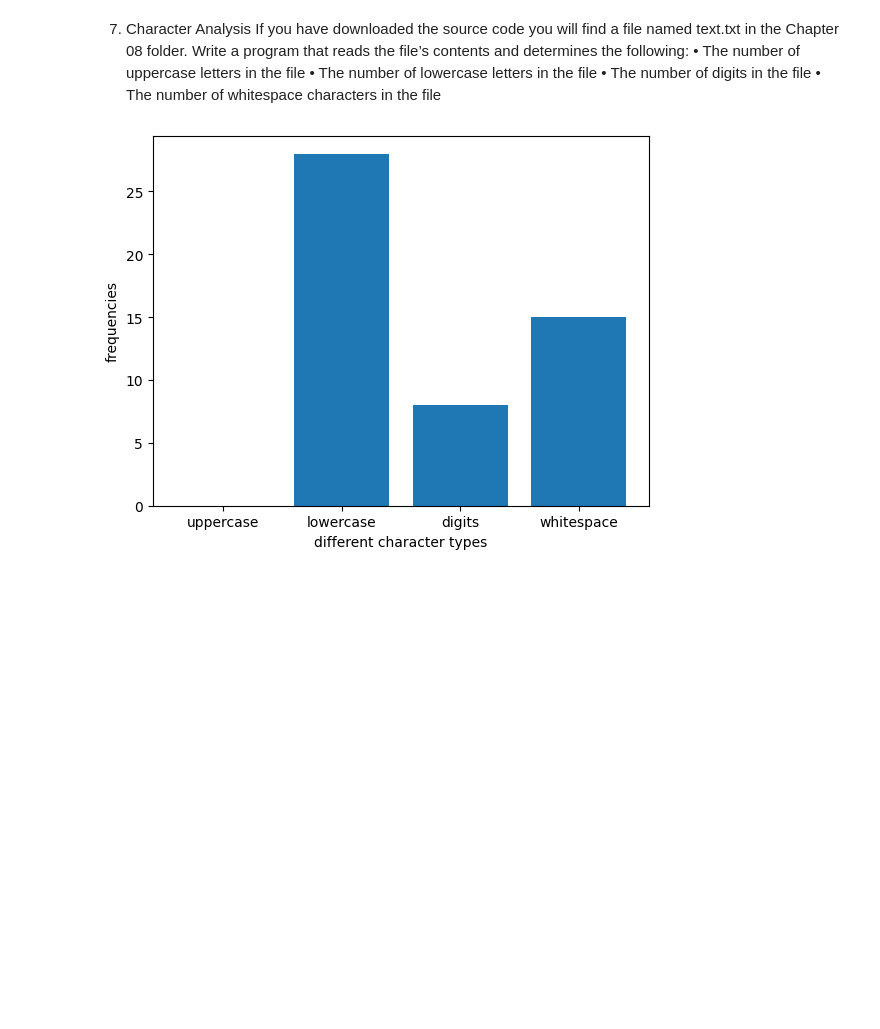
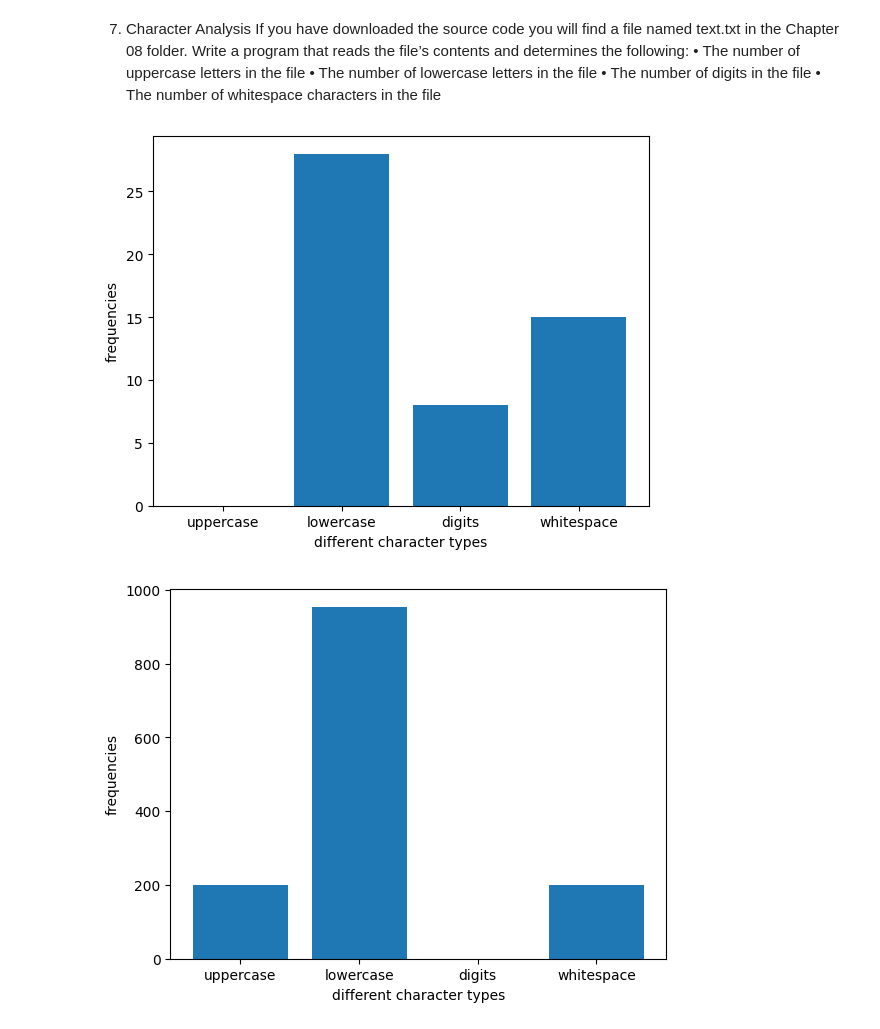
Before and after one commit to AlainEuksuzian/Python-Refresher, a Jupyter notebook: python-refresher/Strings.ipynb, the cells around one changed output. Cells and saved outputs as stored; diff of their text form; code cells hidden in the pictures; blank space fills up the shorter version.

```diff
--- a/python-refresher/Strings.ipynb
+++ b/python-refresher/Strings.ipynb
@@ -196,31 +196,36 @@ folder. Write a program that reads the file’s contents and determines the foll
 # %%
 def main():
     path  = r'C:\Users\Alain E\Desktop\python\python-refresher\textFiles\text.txt'
-    file_word_breakdown = string_counter(path)
-    chart_dataset(file_word_breakdown.keys(), file_word_breakdown.values())
+    path2 = r'C:\Users\Alain E\Desktop\python\python-refresher\textFiles\boys.txt'
+    paths = [path,path2]
+    for i in range(2):
+        file_word_breakdown = string_counter(paths[i])
+        chart_dataset(file_word_breakdown.keys(), file_word_breakdown.values())
 
 def string_counter(file_path):
     string_breakdown = {"uppercase": 0, "lowercase":0, "digits":0,"whitespace":0}
     with open(file_path) as file:
         for line in file:
             for letter in line:
                 if letter.isspace():
                     string_breakdown["whitespace"] += 1
                 elif letter.islower():
                     string_breakdown["lowercase"] += 1
                 elif letter.isupper():
                     string_breakdown["uppercase"] += 1
                 elif letter.isdigit():
                     string_breakdown["digits"] += 1
 
     return string_breakdown
 
-def chart_dataset(key, value):
-    plt.bar(key,value)
+
+def chart_dataset(x, y):
+    plt.bar(x,y)
     plt.xlabel("different character types")
     plt.ylabel("frequencies")
     plt.show()
 
 main()
 # %% [output]
 [figure]
+[figure, added]
```
Also changed, not shown: parts of 1 cell of this notebook, 2 other files.
